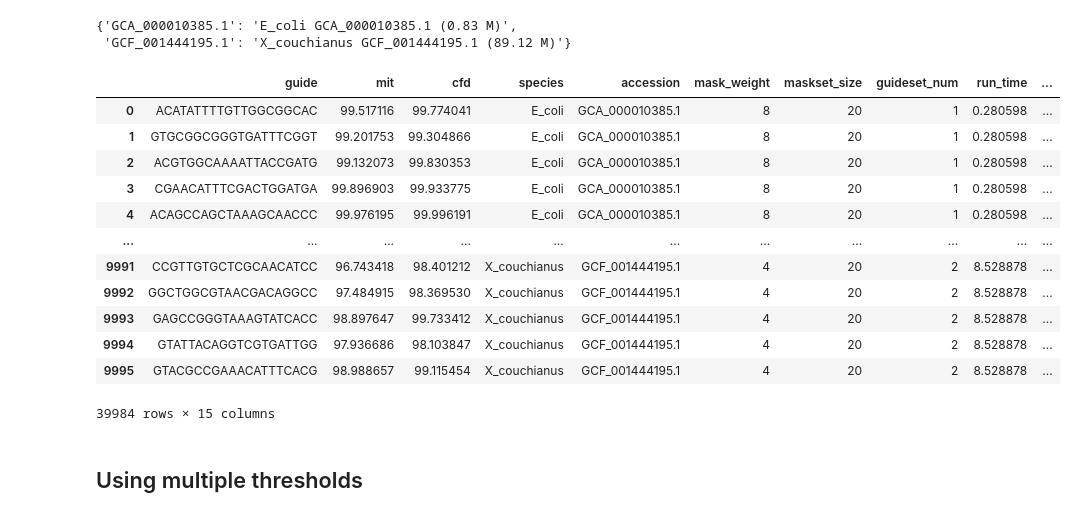
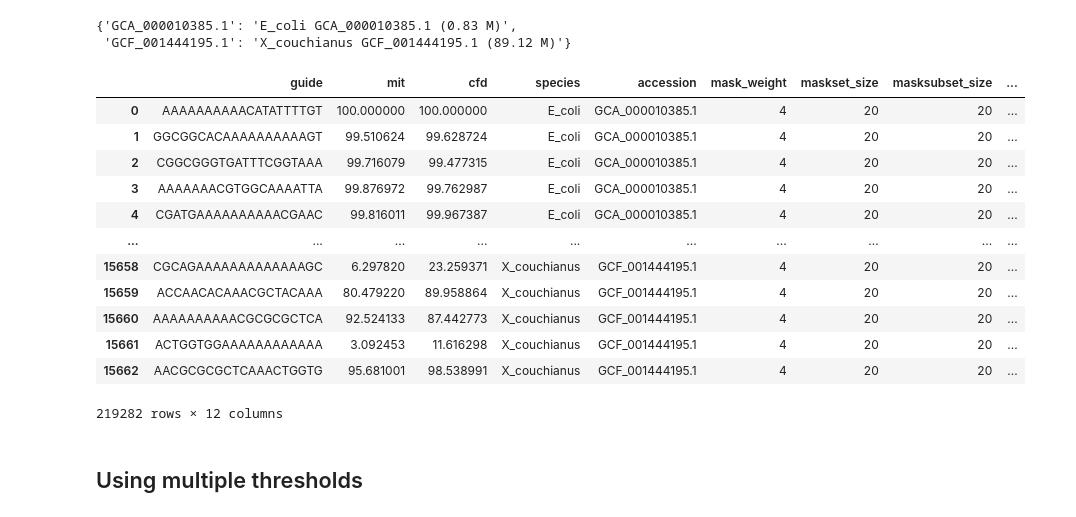
Before and after one commit to Darragh-Nugent/Crackling_Mask_search, a Jupyter notebook: scoring.ipynb, the cells around one changed output. Saved outputs shown, nothing was run; the diff lists cells and outputs as text; code cells hidden in the pictures.

```diff
--- a/scoring.ipynb
+++ b/scoring.ipynb
@@ -495,7 +476,7 @@ with open(os.path.join(DATA, "guides/guides.txt"), "r") as infile, open(os.path.
 
 guide_lists = {
     # g[1] : sorted(list(glob(os.path.join(DATA, f'guides.txt'))))
-    g[1] : glob(os.path.join(DATA, f'guides/guides.txt'))
+    g[1] : glob(os.path.join(DATA, f'guides/guides.fa'))
     for g in genomes
 }
 
@@ -659,24 +642,36 @@ for genome in genomes:
 
         df = pd.read_csv(score_file, names=['guide', 'mit', 'cfd'], sep='\t')
 
-        df['species'] = species
-        df['accession'] = accession
-        df['mask_weight'] = int(mask_weight)
-        df['maskset_size'] = int(maskset_size)
-        # df['masksubset_size'] = int(masksubset_size)
-        df['guideset_num'] = int(guideset_num)
-        df['run_time'] = float(run_time)
+        # df['species'] = species
+        # df['accession'] = accession
+        # df['mask_weight'] = int(mask_weight)
+        # df['maskset_size'] = int(maskset_size)
+        # # df['masksubset_size'] = int(masksubset_size)
+        # df['guideset_num'] = int(guideset_num)
+        # df['run_time'] = float(run_time)
 
-        frames.append(df)
+        # frames.append(df)
 
         #print(df.head(3).to_markdown(), '\n\n')
+        threshold_values = [75, 80, 85, 88, 90, 95, 100]
+
+        for threshold in threshold_values:
+
+            df_threshold = df.copy()
+
+            df_threshold['species'] = species
+            df_threshold['accession'] = accession
+            df_threshold['mask_weight'] = int(mask_weight)
+            df_threshold['maskset_size'] = int(maskset_size)
+            df_threshold['masksubset_size'] = int(masksubset_size)
+            df_threshold['guideset_num'] = int(guideset_num)
+            df_threshold['run_time'] = float(run_time)
+            df_threshold['threshold'] = threshold
+            df_threshold['is_safe'] = df[['mit', 'cfd']].apply(lambda x: is_safe(x, threshold, 'mit', 'cfd'), axis=1)
+
+            frames.append(df_threshold)
 
 df = pd.concat(frames)
-
-threshold_values = [75, 80, 85, 90, 95, 100]
-
-for threshold in threshold_values:
-    df[f'is_safe_{threshold}'] = df[['mit', 'cfd']].apply(lambda x: is_safe(x, threshold, 'mit', 'cfd'), axis=1)
 
 print('\n\n', df.shape, '\n\n')
 print(df.head(5).to_markdown())
@@ -719,21 +728,21 @@ acc_label
 {'GCA_000010385.1': 'E_coli GCA_000010385.1 (0.83 M)',
  'GCF_001444195.1': 'X_couchianus GCF_001444195.1 (89.12 M)'}
 # %%
-df
+df[df['mask_weight'] == 4]
 # %% [output]
-|  | guide | mit | cfd | species | accession | mask_weight | maskset_size | guideset_num | run_time | ... |
-| 0 | ACATATTTTGTTGGCGGCAC | 99.517116 | 99.774041 | E_coli | GCA_000010385.1 | 8 | 20 | 1 | 0.280598 | ... |
-| 1 | GTGCGGCGGGTGATTTCGGT | 99.201753 | 99.304866 | E_coli | GCA_000010385.1 | 8 | 20 | 1 | 0.280598 | ... |
-| 2 | ACGTGGCAAAATTACCGATG | 99.132073 | 99.830353 | E_coli | GCA_000010385.1 | 8 | 20 | 1 | 0.280598 | ... |
-| 3 | CGAACATTTCGACTGGATGA | 99.896903 | 99.933775 | E_coli | GCA_000010385.1 | 8 | 20 | 1 | 0.280598 | ... |
-| 4 | ACAGCCAGCTAAAGCAACCC | 99.976195 | 99.996191 | E_coli | GCA_000010385.1 | 8 | 20 | 1 | 0.280598 | ... |
-| ... | ... | ... | ... | ... | ... | ... | ... | ... | ... | ... |
-| 9991 | CCGTTGTGCTCGCAACATCC | 96.743418 | 98.401212 | X_couchianus | GCF_001444195.1 | 4 | 20 | 2 | 8.528878 | ... |
-| 9992 | GGCTGGCGTAACGACAGGCC | 97.484915 | 98.369530 | X_couchianus | GCF_001444195.1 | 4 | 20 | 2 | 8.528878 | ... |
-| 9993 | GAGCCGGGTAAAGTATCACC | 98.897647 | 99.733412 | X_couchianus | GCF_001444195.1 | 4 | 20 | 2 | 8.528878 | ... |
-| 9994 | GTATTACAGGTCGTGATTGG | 97.936686 | 98.103847 | X_couchianus | GCF_001444195.1 | 4 | 20 | 2 | 8.528878 | ... |
-| 9995 | GTACGCCGAAACATTTCACG | 98.988657 | 99.115454 | X_couchianus | GCF_001444195.1 | 4 | 20 | 2 | 8.528878 | ... |
+|  | guide | mit | cfd | species | accession | mask_weight | maskset_size | masksubset_size | ... |
+| 0 | AAAAAAAAAACATATTTTGT | 100.000000 | 100.000000 | E_coli | GCA_000010385.1 | 4 | 20 | 20 | ... |
+| 1 | GGCGGCACAAAAAAAAAAGT | 99.510624 | 99.628724 | E_coli | GCA_000010385.1 | 4 | 20 | 20 | ... |
+| 2 | CGGCGGGTGATTTCGGTAAA | 99.716079 | 99.477315 | E_coli | GCA_000010385.1 | 4 | 20 | 20 | ... |
+| 3 | AAAAAAACGTGGCAAAATTA | 99.876972 | 99.762987 | E_coli | GCA_000010385.1 | 4 | 20 | 20 | ... |
+| 4 | CGATGAAAAAAAAAACGAAC | 99.816011 | 99.967387 | E_coli | GCA_000010385.1 | 4 | 20 | 20 | ... |
+| ... | ... | ... | ... | ... | ... | ... | ... | ... | ... |
+| 15658 | CGCAGAAAAAAAAAAAAAGC | 6.297820 | 23.259371 | X_couchianus | GCF_001444195.1 | 4 | 20 | 20 | ... |
+| 15659 | ACCAACACAAACGCTACAAA | 80.479220 | 89.958864 | X_couchianus | GCF_001444195.1 | 4 | 20 | 20 | ... |
+| 15660 | AAAAAAAAAACGCGCGCTCA | 92.524133 | 87.442773 | X_couchianus | GCF_001444195.1 | 4 | 20 | 20 | ... |
+| 15661 | ACTGGTGGAAAAAAAAAAAA | 3.092453 | 11.616298 | X_couchianus | GCF_001444195.1 | 4 | 20 | 20 | ... |
+| 15662 | AACGCGCGCTCAAACTGGTG | 95.681001 | 98.538991 | X_couchianus | GCF_001444195.1 | 4 | 20 | 20 | ... |
-39984 rows × 15 columns
+219282 rows × 12 columns
 # %% [markdown]
 ## Using multiple thresholds
 # %% [markdown]
```
Also changed, not shown: parts of 17 cells of this notebook, 11 other files.
